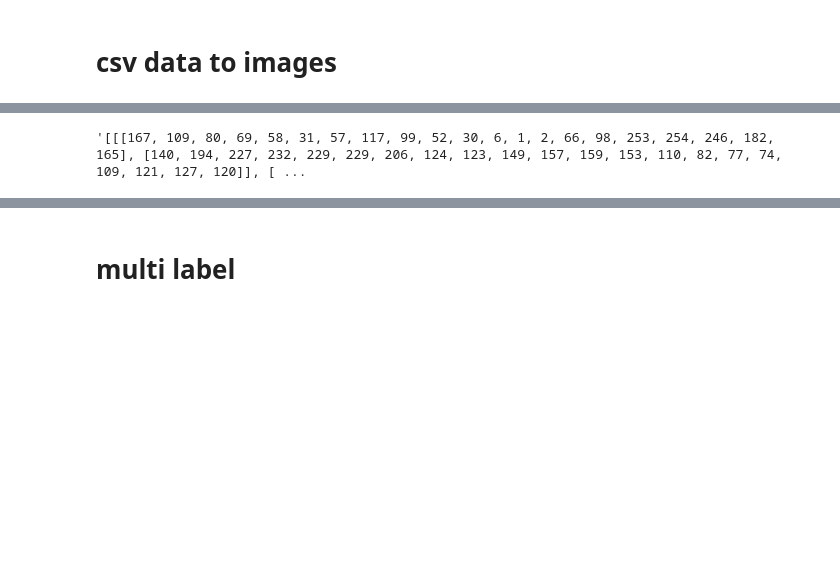
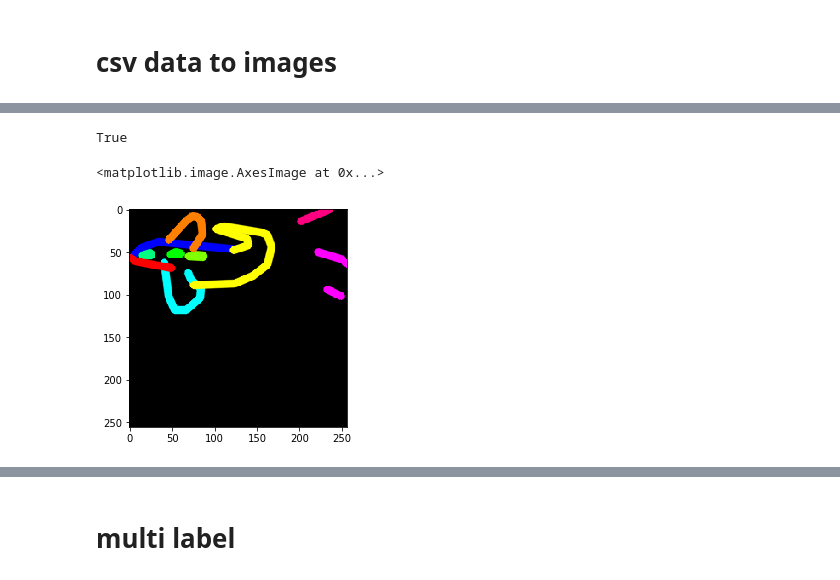
Before and after one commit to borowis/fastai, a Jupyter notebook: courses/dl1/qdr.ipynb, the cells around one changed output, grey strips where cells are left out. Cells and saved outputs as stored; diff of their text form; code cells hidden in the pictures; blank space fills up the shorter version.

```diff
--- a/courses/dl1/qdr.ipynb
+++ b/courses/dl1/qdr.ipynb
@@ -34,7 +35,3 @@ len(df); df.head()
 | 2 | US | [[[90, 88, 95, 104, 112, 122], [6... | 6577010312740864 | True | 2017-03-23 02:08:35.229980 | airplane |
 | 3 | US | [[[82, 49, 15, 4, 0, 5, 30, 85, 8... | 5643224746033152 | True | 2017-03-10 00:35:17.531970 | airplane |
 | 4 | IL | [[[64, 38, 23, 8, 0, 6, 26, 68], ... | 6670046841536512 | True | 2017-01-23 18:11:11.658170 | airplane |
-# %%
-df.iloc[0]['drawing']
-# %% [output]
-'[[[167, 109, 80, 69, 58, 31, 57, 117, 99, 52, 30, 6, 1, 2, 66, 98, 253, 254, 246, 182, 165], [140, 194, 227, 232, 229, 229, 206, 124, 123, 149, 157, 159, 153, 110, 82, 77, 74, 109, 121, 127, 120]], [ ...
@@ -50,0 +52,12 @@ df.iloc[0]['drawing']
+# %%
+img = draw_cv2(json.loads(df.iloc[0]['drawing']))
+#plt.imshow(img)
+#plt.savefig(f'{PATH}/train/images/{df.iloc[0]["key_id"]}.png')
+cv2.imwrite(f'{PATH}/train/images/{df.iloc[0]["key_id"]}.png', img)
+# %% [output]
+True
+# %%
+plt.imshow(plt.imread(f'{PATH}/train/images/{df.iloc[1]["key_id"]}.png'))
+# %% [output]
+<matplotlib.image.AxesImage at 0x...>
+[figure, added]
```
Also changed, not shown: parts of 5 cells of this notebook.
